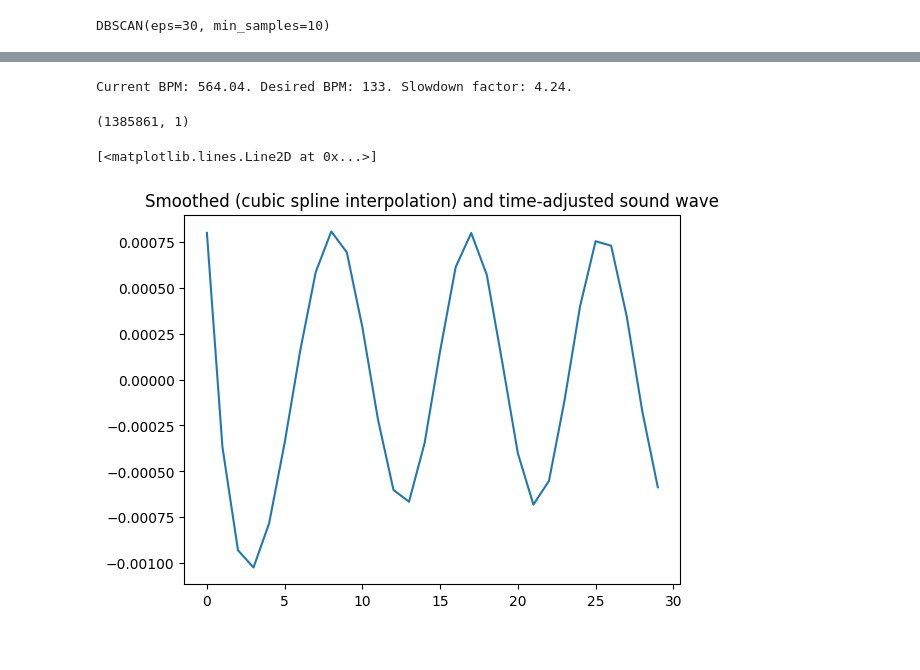
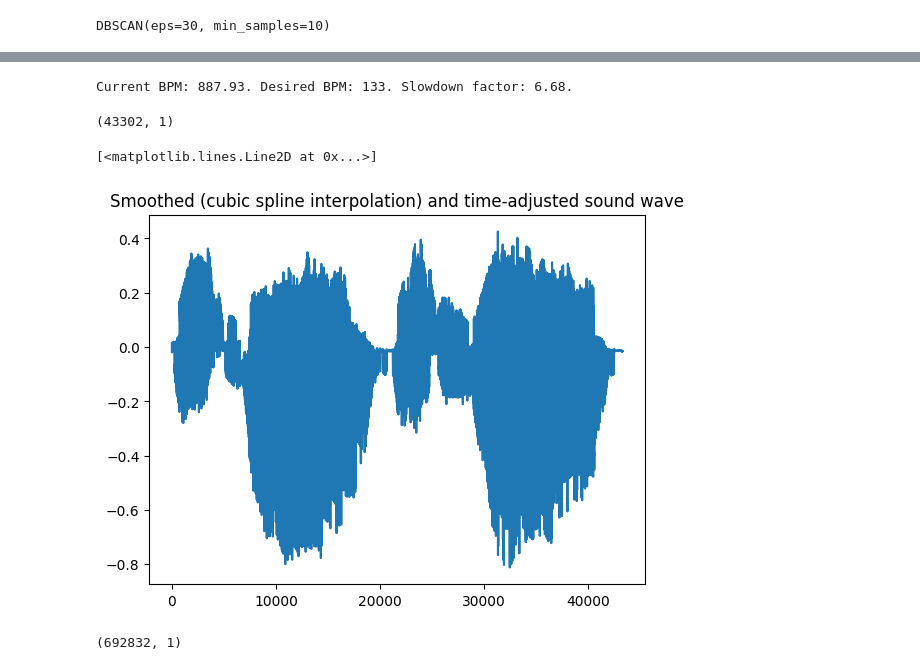
Before and after one commit to nastory/heartbeat, a Jupyter notebook: heartbeat.ipynb, the cells around one changed output, grey strips where cells are left out. Drawn from its saved outputs; the diff is of its cells as text; code cells hidden in the pictures.

Commit message:
alternate signal extraction method

```diff
--- a/heartbeat.ipynb
+++ b/heartbeat.ipynb
@@ -143,5 +205,0 @@ plt.plot(processed_signal)
-# %%
-for i in range(4):
-    processed_signal = np.append(processed_signal, processed_signal, axis=0)
-
-processed_signal.shape
@@ -156,37 +206,46 @@ plt.plot(processed_signal[:20])
+# %%
+baby_bpm = 133
+playback_rate = 48000
+n_samples = downsampled_signal.shape[0]
+beats_in_photo = 2
+
+curr_elapsed_time_minutes = (n_samples / playback_rate) / 60
+curr_bpm = 2 / curr_elapsed_time_minutes
+
+slowdown_factor = curr_bpm / baby_bpm
+
+print(f"Current BPM: {curr_bpm:0.2f}. Desired BPM: {baby_bpm}. Slowdown factor: {slowdown_factor:0.2f}.")
+# %% [output]
+Current BPM: 887.93. Desired BPM: 133. Slowdown factor: 6.68.
 # %%
-interp = interp1d(x=range(processed_signal.shape[0]), y=processed_signal, kind='cubic', axis=0)
+interp = interp1d(x=range(downsampled_signal.shape[0]), y=downsampled_signal, kind='cubic', axis=0)
-# %%
-baby_bpm = 133
-playback_rate = 96000
-beats_in_photo = 2
-
-curr_elapsed_time_minutes = (filtered_df.shape[0] / playback_rate) / 60
-curr_bpm = 2 / curr_elapsed_time_minutes
-
-slowdown_factor = curr_bpm / baby_bpm
-
-print(f"Current BPM: {curr_bpm:0.2f}. Desired BPM: {baby_bpm}. Slowdown factor: {slowdown_factor:0.2f}.")
-# %% [output]
-Current BPM: 564.04. Desired BPM: 133. Slowdown factor: 4.24.
 # %%
 adj_signal = []
 
-for i in np.arange(0, processed_signal.shape[0] - 1, 1/slowdown_factor):
+for i in np.arange(0, downsampled_signal.shape[0] - 1, 1/slowdown_factor):
     adj_signal.append(interp(i))
 
 adj_signal = np.array(adj_signal)
 adj_signal.shape
 # %% [output]
-(1385861, 1)
+(43302, 1)
 # %%
 center = adj_signal[:30].mean() # beginning of the signal should pretty much be silent, or 0
 centered_signal = adj_signal - center
 # %%
 plt.title("Smoothed (cubic spline interpolation) and time-adjusted sound wave")
-plt.plot(centered_signal[:30])
+plt.plot(centered_signal)
 # %% [output]
 [<matplotlib.lines.Line2D at 0x...>]
-[figure, old version]
+[figure, new version]
+# %%
+upsample = centered_signal
+for i in range(4):
+    upsample = np.append(upsample, upsample, axis=0)
+
+upsample.shape
+# %% [output]
+(692832, 1)
 # %%
 volume_reduction_factor = 0.1
 bit_adj = 32767
```
Also changed, not shown: parts of 15 cells of this notebook, 9 other files.
